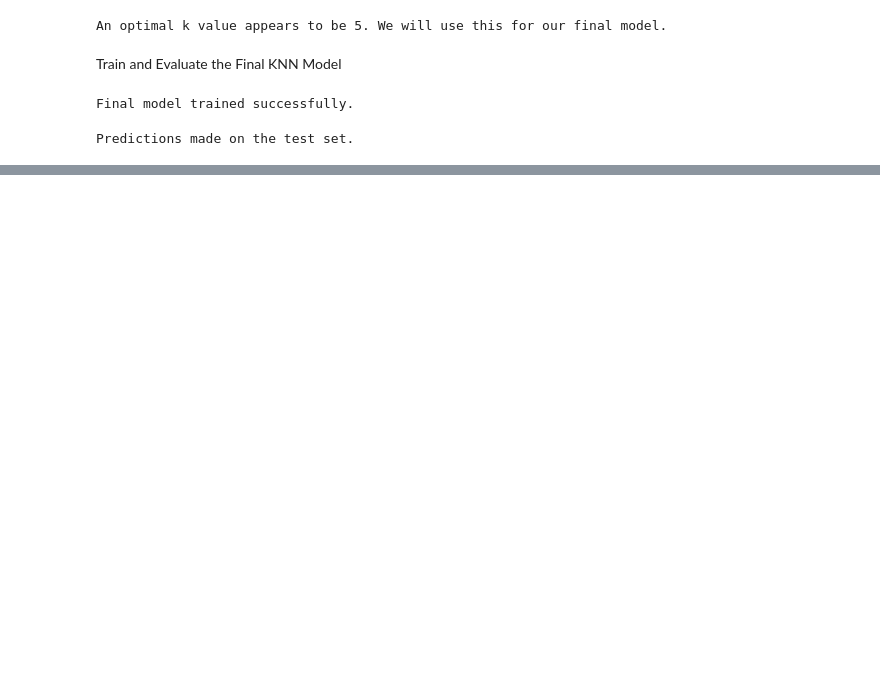
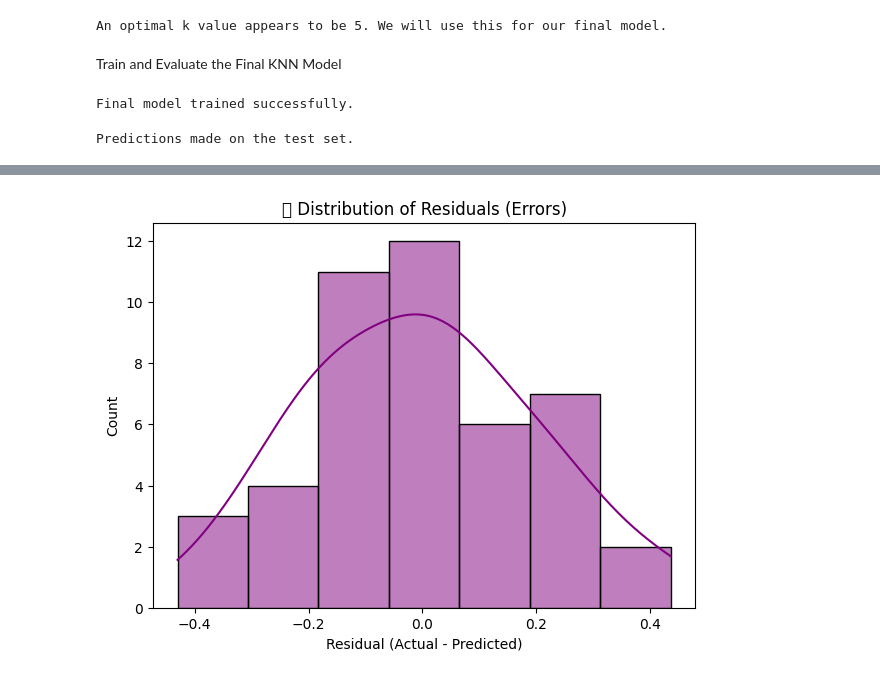
Before and after one commit to madalamanikanta/Iris-Flower-Classification, a Jupyter notebook: EML_PBL.ipynb, the cells around one changed output, grey strips where cells are left out. Cells and saved outputs as stored; diff of their text form; code cells hidden in the pictures; blank space fills up the shorter version.

```diff
--- a/EML_PBL.ipynb
+++ b/EML_PBL.ipynb
@@ -295,0 +349,9 @@ weighted avg       1.00      1.00      1.00        45
+# %%
+residuals = y_test - y_pred_lr
+plt.figure(figsize=(7,5))
+sns.histplot(residuals, kde=True, color='purple')
+plt.title("🔹 Distribution of Residuals (Errors)")
+plt.xlabel("Residual (Actual - Predicted)")
+plt.show()
+# %% [output]
+[figure, added]
```
Also changed, not shown: parts of 21 cells of this notebook.
